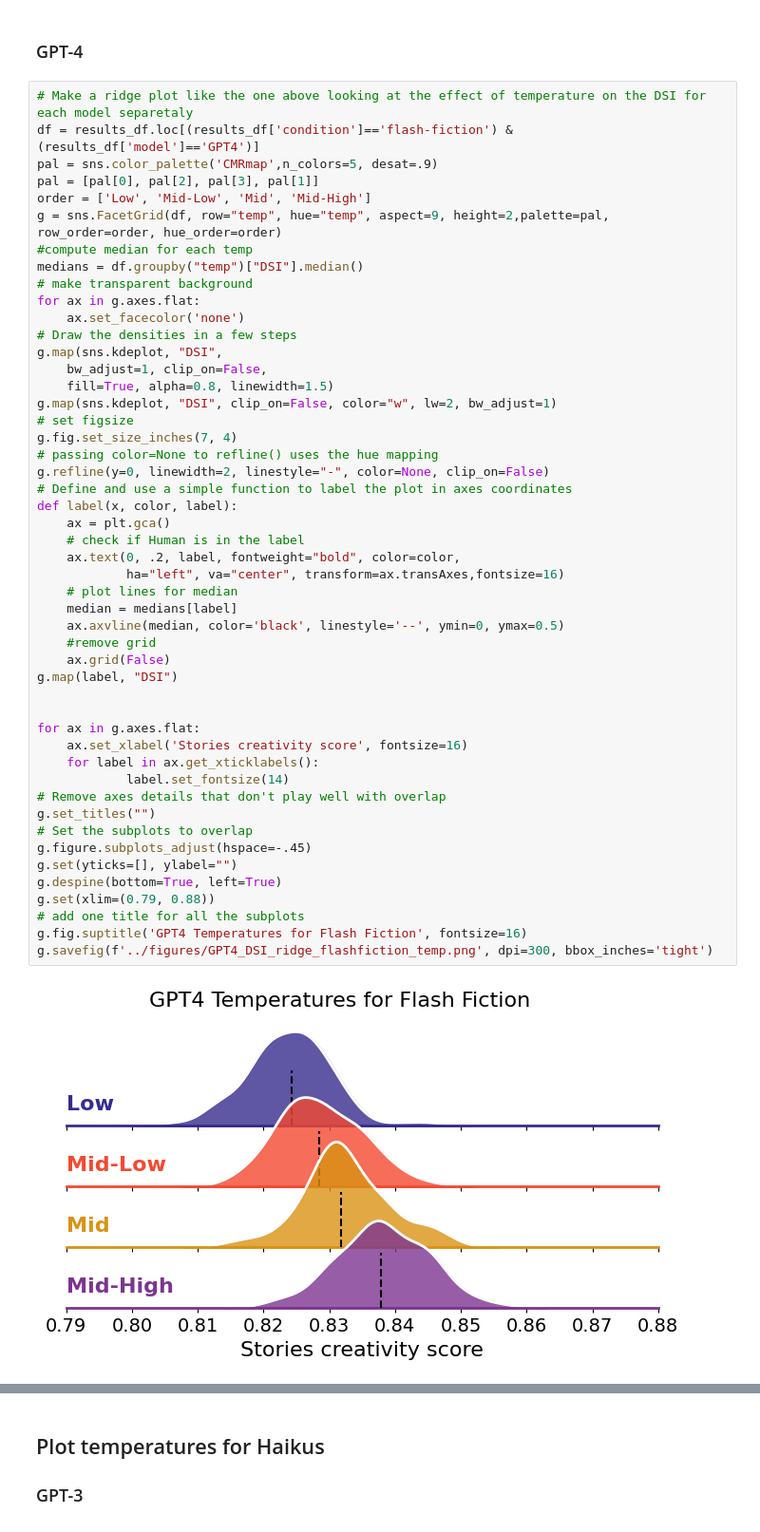
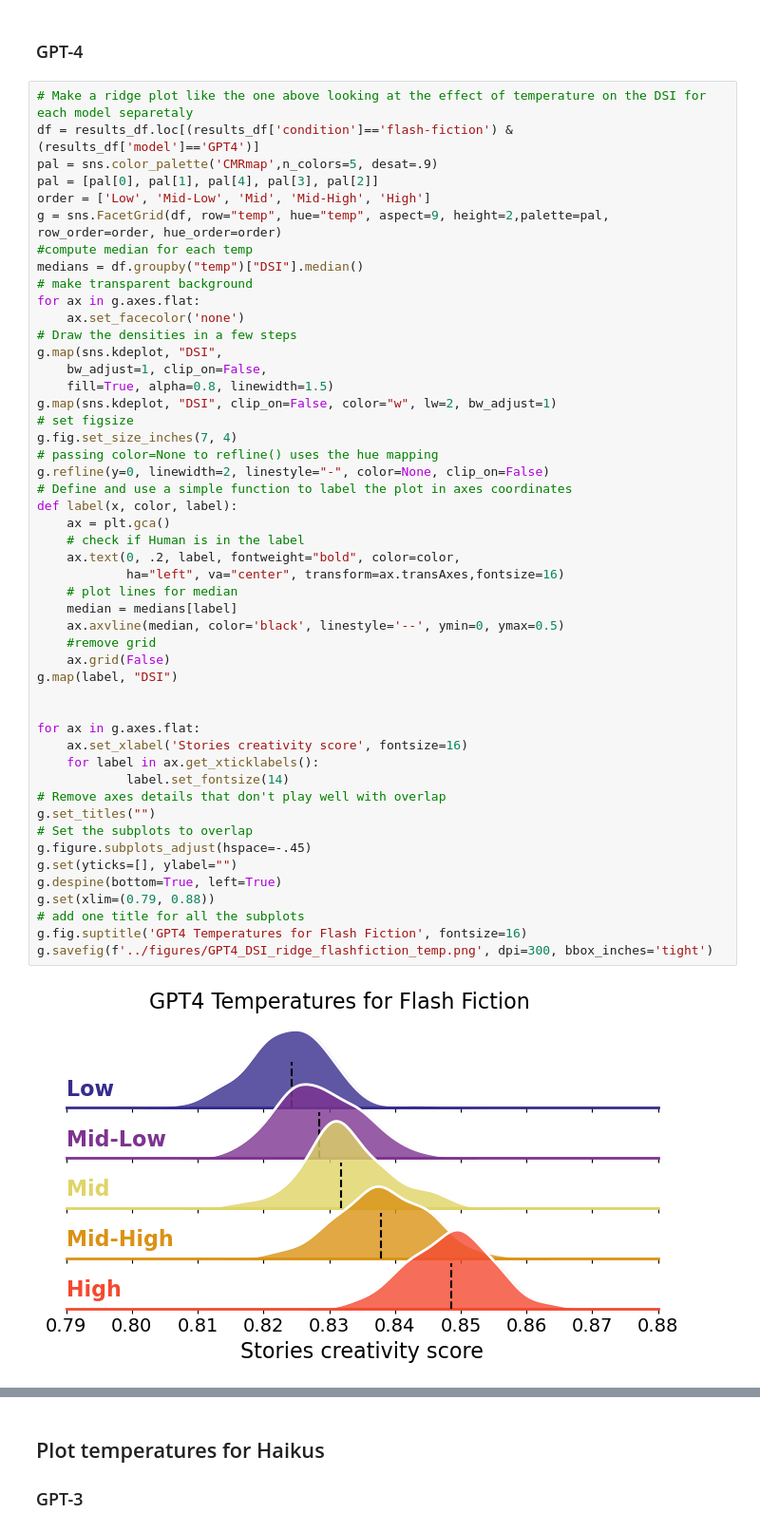
Before and after one commit to AntoineBellemare/DAT_GPT, a Jupyter notebook: notebook/dsi_visualization.ipynb, the cells around one changed output, grey strips where cells are left out. Shown at 95% size. Drawn from its saved outputs; the diff is of its cells as text.

```diff
--- a/notebook/dsi_visualization.ipynb
+++ b/notebook/dsi_visualization.ipynb
@@ -434,8 +841,8 @@ g.savefig(f'../figures/GPT3_DSI_ridge_flashfiction_temp.png', dpi=300, bbox_inch
 # Make a ridge plot like the one above looking at the effect of temperature on the DSI for each model separetaly
 df = results_df.loc[(results_df['condition']=='flash-fiction') & (results_df['model']=='GPT4')]
 pal = sns.color_palette('CMRmap',n_colors=5, desat=.9)
-pal = [pal[0], pal[2], pal[3], pal[1]]
-order = ['Low', 'Mid-Low', 'Mid', 'Mid-High']
+pal = [pal[0], pal[1], pal[4], pal[3], pal[2]]
+order = ['Low', 'Mid-Low', 'Mid', 'Mid-High', 'High']
 g = sns.FacetGrid(df, row="temp", hue="temp", aspect=9, height=2,palette=pal, row_order=order, hue_order=order)
 #compute median for each temp
 medians = df.groupby("temp")["DSI"].median()
@@ -453,31 +860,31 @@ g.fig.set_size_inches(7, 4)
 g.refline(y=0, linewidth=2, linestyle="-", color=None, clip_on=False)
 # Define and use a simple function to label the plot in axes coordinates
 def label(x, color, label):
     ax = plt.gca()
     # check if Human is in the label
     ax.text(0, .2, label, fontweight="bold", color=color,
             ha="left", va="center", transform=ax.transAxes,fontsize=16)
     # plot lines for median
     median = medians[label]
     ax.axvline(median, color='black', linestyle='--', ymin=0, ymax=0.5)
     #remove grid
     ax.grid(False)
 g.map(label, "DSI")
 
 
 for ax in g.axes.flat:
     ax.set_xlabel('Stories creativity score', fontsize=16)
     for label in ax.get_xticklabels():
             label.set_fontsize(14)
 # Remove axes details that don't play well with overlap
 g.set_titles("")
 # Set the subplots to overlap
 g.figure.subplots_adjust(hspace=-.45)
 g.set(yticks=[], ylabel="")
 g.despine(bottom=True, left=True)
 g.set(xlim=(0.79, 0.88))
 # add one title for all the subplots
 g.fig.suptitle('GPT4 Temperatures for Flash Fiction', fontsize=16)
 g.savefig(f'../figures/GPT4_DSI_ridge_flashfiction_temp.png', dpi=300, bbox_inches='tight')
 # %% [output]
-[figure, old version]
+[figure, new version]
```
Also changed, not shown: parts of 22 cells of this notebook.
